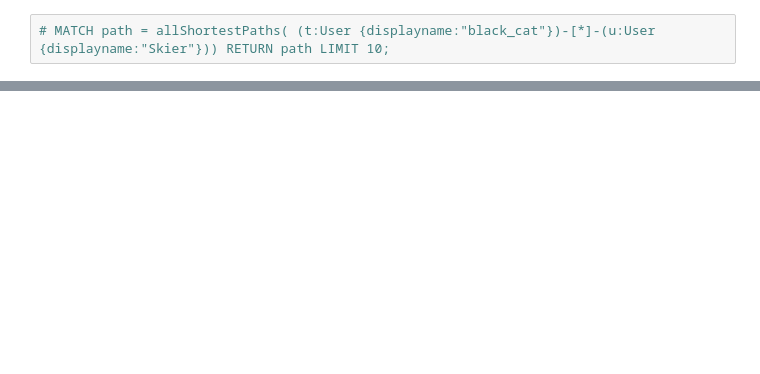
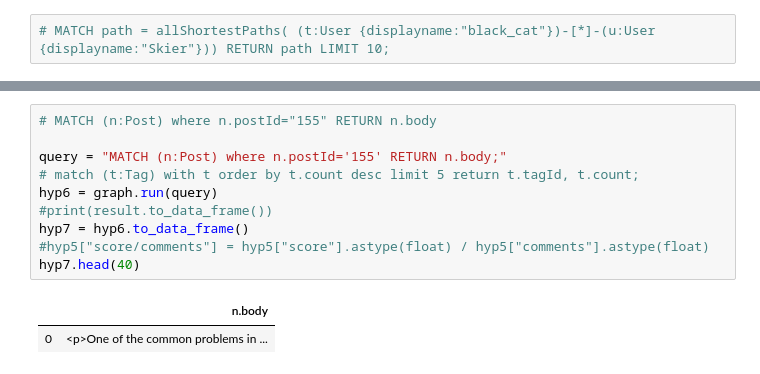
Before and after one commit to jonhealy1/stack_exchange_data_science, a Jupyter notebook: stack_data_science_1.ipynb, the cells around one changed output, grey strips where cells are left out. Drawn from its saved outputs; the diff is of its cells as text; blank space fills up the shorter version.

```diff
--- a/stack_data_science_1.ipynb
+++ b/stack_data_science_1.ipynb
@@ -377,0 +465,13 @@ Index: []
+# %%
+# MATCH (n:Post) where n.postId="155" RETURN n.body
+
+query = "MATCH (n:Post) where n.postId='155' RETURN n.body;"
+# match (t:Tag) with t order by t.count desc limit 5 return t.tagId, t.count;
+hyp6 = graph.run(query)
+#print(result.to_data_frame())
+hyp7 = hyp6.to_data_frame()
+#hyp5["score/comments"] = hyp5["score"].astype(float) / hyp5["comments"].astype(float)
+hyp7.head(40)
+# %% [output]
+|  | n.body |
+| 0 | <p>One of the common problems in ... |
```
Also changed, not shown: parts of 10 cells of this notebook, 3 other files.
